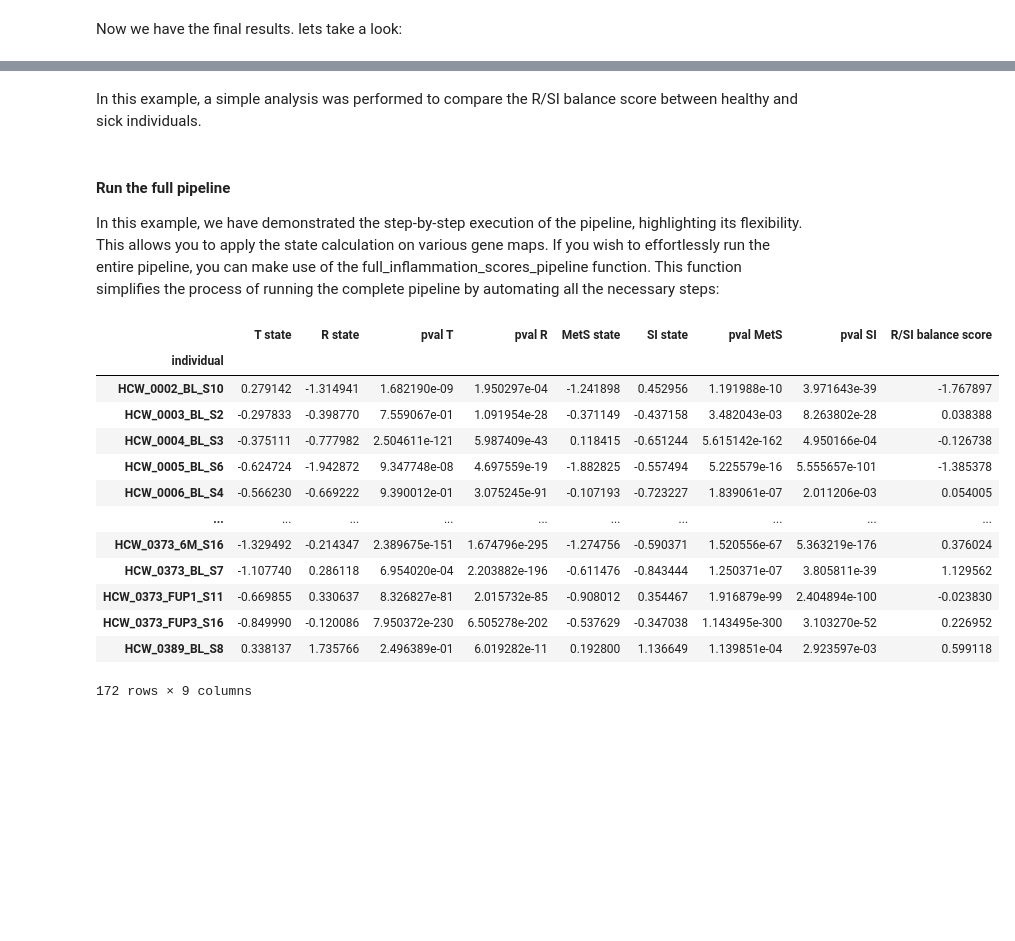
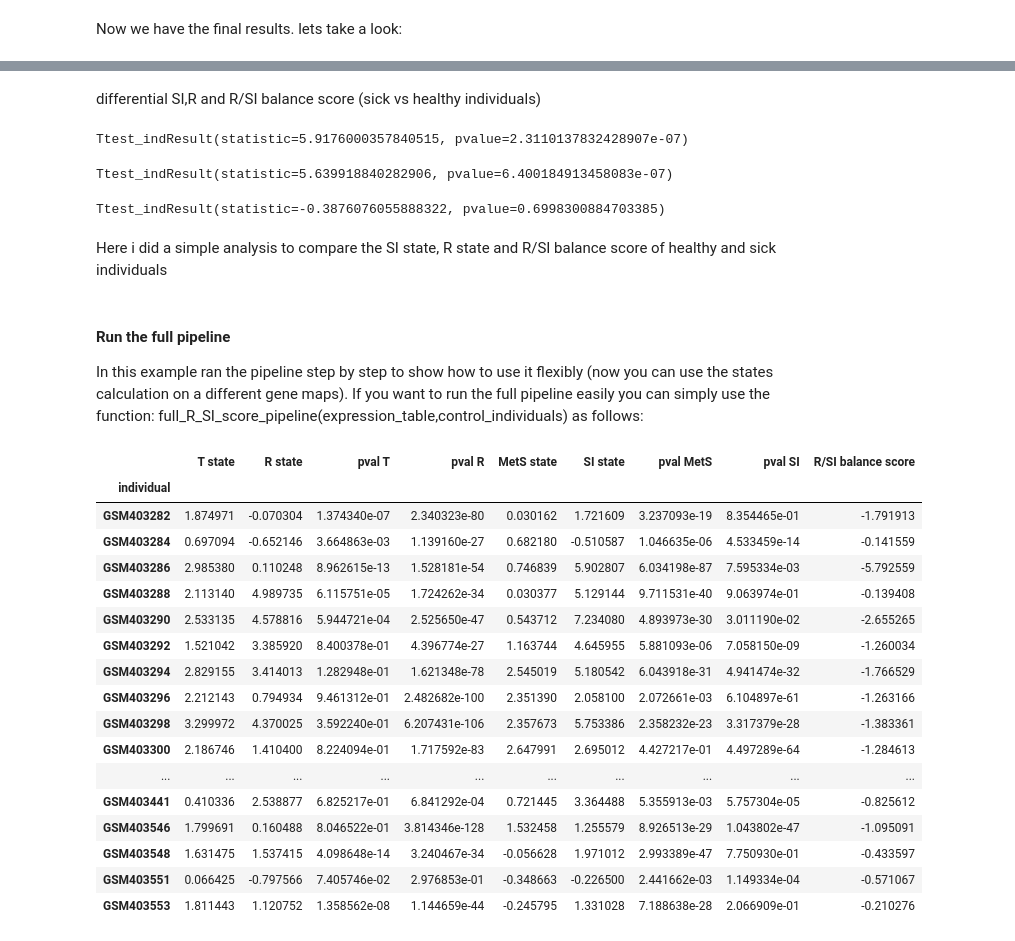
Before and after one commit to rachelbl2/Personalized-inflammatory-scores-Pipeline, a Jupyter notebook: running_example.ipynb, the cells around one changed output, grey strips where cells are left out. Saved outputs shown, nothing was run; the diff lists cells and outputs as text; code cells hidden in the pictures; blank space fills up the shorter version.

```diff
--- a/running_example.ipynb
+++ b/running_example.ipynb
@@ -32 +16,3 @@ expression_table #the input for the pipeline: expression matrix with genes in in
+# %%
+expression_table = pd.read_csv('example/s aureus expression.csv',index_col=0)
 # %% [markdown]
@@ -58,0 +22,5 @@ control_individuals #list of control individuals
+# %%
+individuals = pd.read_csv('example/individuals_info.csv',index_col=0)
+# %%
+control_individuals = individuals[individuals['!Sample_source_name_ch1'] == 'PBMC_Healthy']['!Sample_geo_accession']
+control_individuals #list of control individuals
@@ -136,24 +128,43 @@ Ttest_indResult(statistic=5.235141650289624, pvalue=4.816824860849484e-07)
+# %% [markdown]
+differential SI,R and R/SI balance score  (sick vs healthy individuals)
+# %%
+stats.ttest_ind(sick_states['SI state'],healthy_states['SI state'])
+# %% [output]
+Ttest_indResult(statistic=5.9176000357840515, pvalue=2.3110137832428907e-07)
+# %%
+stats.ttest_ind(sick_states['R state'],healthy_states['R state'])
+# %% [output]
+Ttest_indResult(statistic=5.639918840282906, pvalue=6.400184913458083e-07)
+# %%
+stats.ttest_ind(sick_states['R/SI balance score'],healthy_states['R/SI balance score'])
+# %% [output]
+Ttest_indResult(statistic=-0.3876076055888322, pvalue=0.6998300884703385)
 # %% [markdown]
-In this example, a simple analysis was performed to compare the R/SI balance score between healthy and sick individuals.
+Here i did a simple analysis to compare the SI state, R state and R/SI balance score of healthy and sick individuals
 # %% [markdown]
 #### Run the full pipeline
 
-In this example, we have demonstrated the step-by-step execution of the pipeline, highlighting its flexibility. This allows you to apply the state calculation on various gene maps. If you wish to effortlessly run the entire pipeline, you can make use of the full_inflammation_scores_pipeline function. This function simplifies the process of running the complete pipeline by automating all the necessary steps:
+In this example ran the pipeline step by step to show how to use it flexibly (now you can use the states calculation on a different gene maps).
+If you want to run the full pipeline easily you can simply use the function: full_R_SI_score_pipeline(expression_table,control_individuals) as follows:
 # %%
-full_states_table = states_pipeline.full_inflammation_scores_pipeline(expression_table,control_individuals)
+full_states_table = states_pipeline.full_R_SI_score_pipeline(expression_table,control_individuals)
 full_states_table
 # %% [output]
 |  | T state | R state | pval T | pval R | MetS state | SI state | pval MetS | pval SI | R/SI balance score |
 | individual |  |  |  |  |  |  |  |  |  |
-| HCW_0002_BL_S10 | 0.279142 | -1.314941 | 1.682190e-09 | 1.950297e-04 | -1.241898 | 0.452956 | 1.191988e-10 | 3.971643e-39 | -1.767897 |
-| HCW_0003_BL_S2 | -0.297833 | -0.398770 | 7.559067e-01 | 1.091954e-28 | -0.371149 | -0.437158 | 3.482043e-03 | 8.263802e-28 | 0.038388 |
-| HCW_0004_BL_S3 | -0.375111 | -0.777982 | 2.504611e-121 | 5.987409e-43 | 0.118415 | -0.651244 | 5.615142e-162 | 4.950166e-04 | -0.126738 |
-| HCW_0005_BL_S6 | -0.624724 | -1.942872 | 9.347748e-08 | 4.697559e-19 | -1.882825 | -0.557494 | 5.225579e-16 | 5.555657e-101 | -1.385378 |
-| HCW_0006_BL_S4 | -0.566230 | -0.669222 | 9.390012e-01 | 3.075245e-91 | -0.107193 | -0.723227 | 1.839061e-07 | 2.011206e-03 | 0.054005 |
+| GSM403282 | 1.874971 | -0.070304 | 1.374340e-07 | 2.340323e-80 | 0.030162 | 1.721609 | 3.237093e-19 | 8.354465e-01 | -1.791913 |
+| GSM403284 | 0.697094 | -0.652146 | 3.664863e-03 | 1.139160e-27 | 0.682180 | -0.510587 | 1.046635e-06 | 4.533459e-14 | -0.141559 |
+| GSM403286 | 2.985380 | 0.110248 | 8.962615e-13 | 1.528181e-54 | 0.746839 | 5.902807 | 6.034198e-87 | 7.595334e-03 | -5.792559 |
+| GSM403288 | 2.113140 | 4.989735 | 6.115751e-05 | 1.724262e-34 | 0.030377 | 5.129144 | 9.711531e-40 | 9.063974e-01 | -0.139408 |
+| GSM403290 | 2.533135 | 4.578816 | 5.944721e-04 | 2.525650e-47 | 0.543712 | 7.234080 | 4.893973e-30 | 3.011190e-02 | -2.655265 |
+| GSM403292 | 1.521042 | 3.385920 | 8.400378e-01 | 4.396774e-27 | 1.163744 | 4.645955 | 5.881093e-06 | 7.058150e-09 | -1.260034 |
+| GSM403294 | 2.829155 | 3.414013 | 1.282948e-01 | 1.621348e-78 | 2.545019 | 5.180542 | 6.043918e-31 | 4.941474e-32 | -1.766529 |
+| GSM403296 | 2.212143 | 0.794934 | 9.461312e-01 | 2.482682e-100 | 2.351390 | 2.058100 | 2.072661e-03 | 6.104897e-61 | -1.263166 |
+| GSM403298 | 3.299972 | 4.370025 | 3.592240e-01 | 6.207431e-106 | 2.357673 | 5.753386 | 2.358232e-23 | 3.317379e-28 | -1.383361 |
+| GSM403300 | 2.186746 | 1.410400 | 8.224094e-01 | 1.717592e-83 | 2.647991 | 2.695012 | 4.427217e-01 | 4.497289e-64 | -1.284613 |
 | ... | ... | ... | ... | ... | ... | ... | ... | ... | ... |
-| HCW_0373_6M_S16 | -1.329492 | -0.214347 | 2.389675e-151 | 1.674796e-295 | -1.274756 | -0.590371 | 1.520556e-67 | 5.363219e-176 | 0.376024 |
-| HCW_0373_BL_S7 | -1.107740 | 0.286118 | 6.954020e-04 | 2.203882e-196 | -0.611476 | -0.843444 | 1.250371e-07 | 3.805811e-39 | 1.129562 |
-| HCW_0373_FUP1_S11 | -0.669855 | 0.330637 | 8.326827e-81 | 2.015732e-85 | -0.908012 | 0.354467 | 1.916879e-99 | 2.404894e-100 | -0.023830 |
-| HCW_0373_FUP3_S16 | -0.849990 | -0.120086 | 7.950372e-230 | 6.505278e-202 | -0.537629 | -0.347038 | 1.143495e-300 | 3.103270e-52 | 0.226952 |
-| HCW_0389_BL_S8 | 0.338137 | 1.735766 | 2.496389e-01 | 6.019282e-11 | 0.192800 | 1.136649 | 1.139851e-04 | 2.923597e-03 | 0.599118 |
+| GSM403441 | 0.410336 | 2.538877 | 6.825217e-01 | 6.841292e-04 | 0.721445 | 3.364488 | 5.355913e-03 | 5.757304e-05 | -0.825612 |
+| GSM403546 | 1.799691 | 0.160488 | 8.046522e-01 | 3.814346e-128 | 1.532458 | 1.255579 | 8.926513e-29 | 1.043802e-47 | -1.095091 |
+| GSM403548 | 1.631475 | 1.537415 | 4.098648e-14 | 3.240467e-34 | -0.056628 | 1.971012 | 2.993389e-47 | 7.750930e-01 | -0.433597 |
+| GSM403551 | 0.066425 | -0.797566 | 7.405746e-02 | 2.976853e-01 | -0.348663 | -0.226500 | 2.441662e-03 | 1.149334e-04 | -0.571067 |
+| GSM403553 | 1.811443 | 1.120752 | 1.358562e-08 | 1.144659e-44 | -0.245795 | 1.331028 | 7.188638e-28 | 2.066909e-01 | -0.210276 |
-172 rows × 9 columns
```
Also changed, not shown: parts of 20 cells of this notebook.
